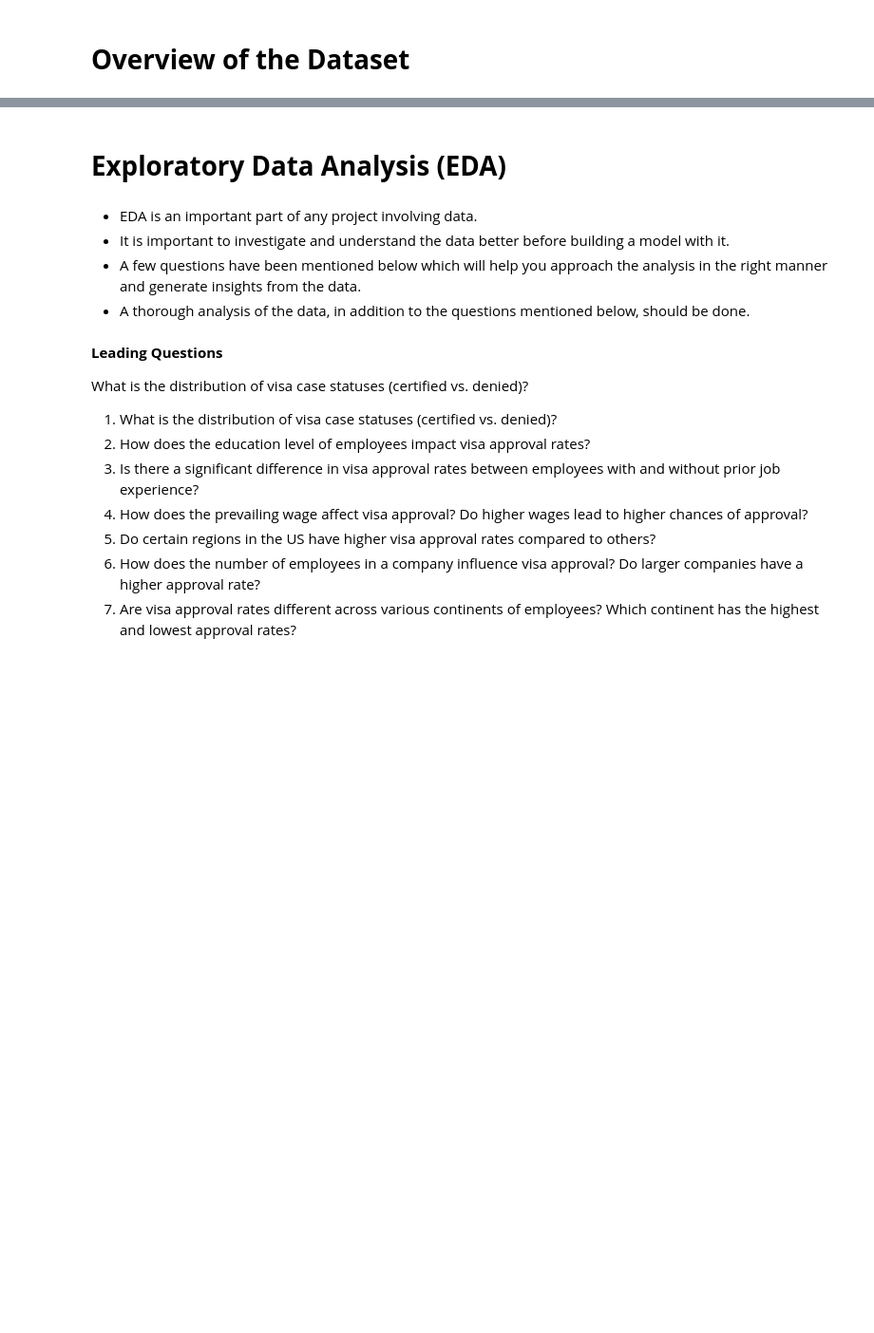
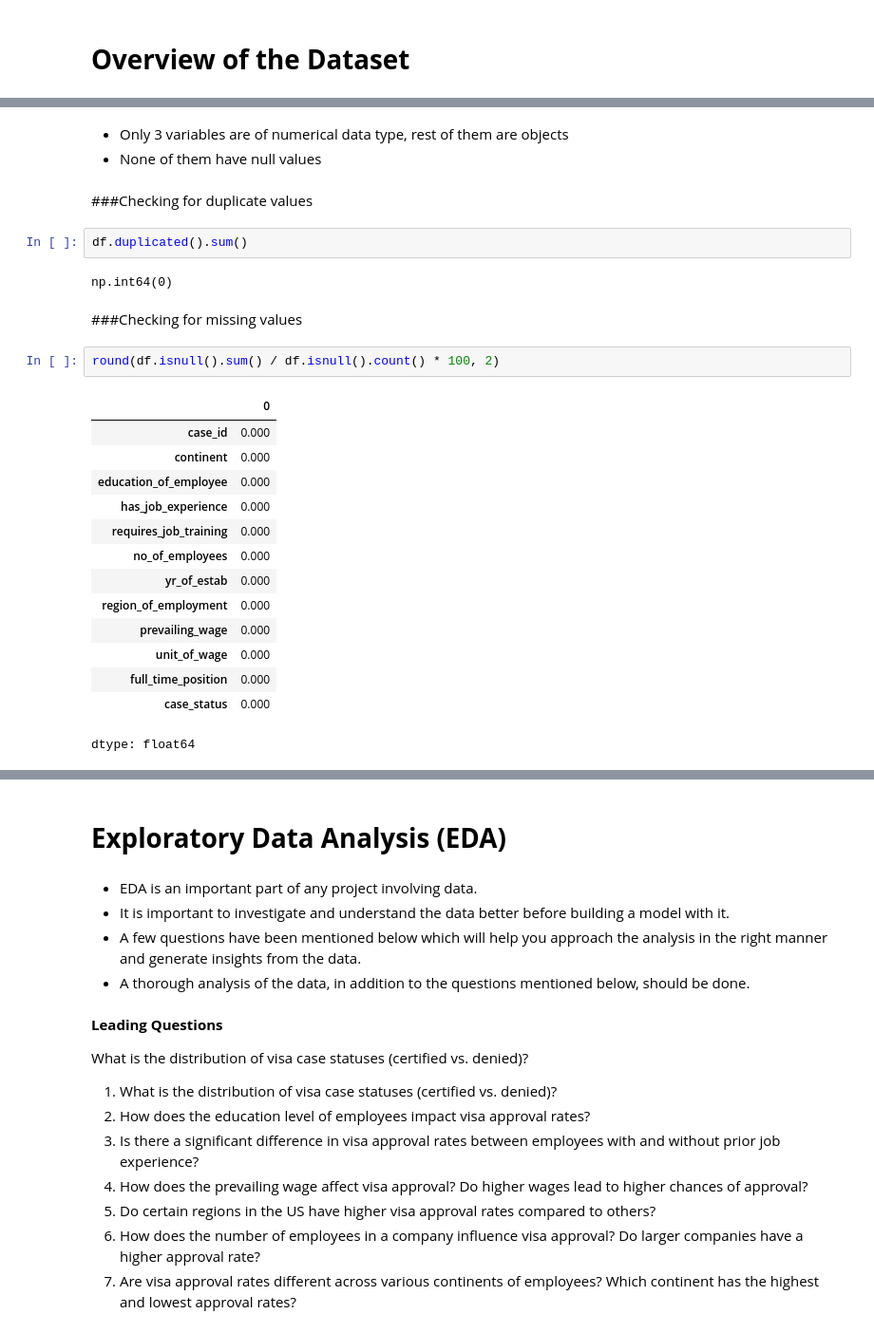
Before and after one commit to uday-d4/UTAI_AdvancedMachineLearningProject, a Jupyter notebook: Project_Full_Code_Notebook_EasyVisa (1).ipynb, the cells around one changed output, grey strips where cells are left out. Shown at 95% size. Saved outputs shown, nothing was run; the diff lists cells and outputs as text; blank space fills up the shorter version.

```diff
--- a/Project_Full_Code_Notebook_EasyVisa (1).ipynb
+++ b/Project_Full_Code_Notebook_EasyVisa (1).ipynb
@@ -129,0 +179,30 @@ visa.shape
+# %% [markdown]
+
+
+*   Only 3 variables are of numerical data type, rest of them are objects
+*   None of them have null values
+# %% [markdown]
+###Checking for duplicate values
+# %%
+df.duplicated().sum()
+# %% [output]
+np.int64(0)
+# %% [markdown]
+###Checking for missing values
+# %%
+round(df.isnull().sum() / df.isnull().count() * 100, 2)
+# %% [output]
+|  | 0 |
+| case_id | 0.000 |
+| continent | 0.000 |
+| education_of_employee | 0.000 |
+| has_job_experience | 0.000 |
+| requires_job_training | 0.000 |
+| no_of_employees | 0.000 |
+| yr_of_estab | 0.000 |
+| region_of_employment | 0.000 |
+| prevailing_wage | 0.000 |
+| unit_of_wage | 0.000 |
+| full_time_position | 0.000 |
+| case_status | 0.000 |
+dtype: float64
```
Also changed, not shown: parts of 11 cells of this notebook.
